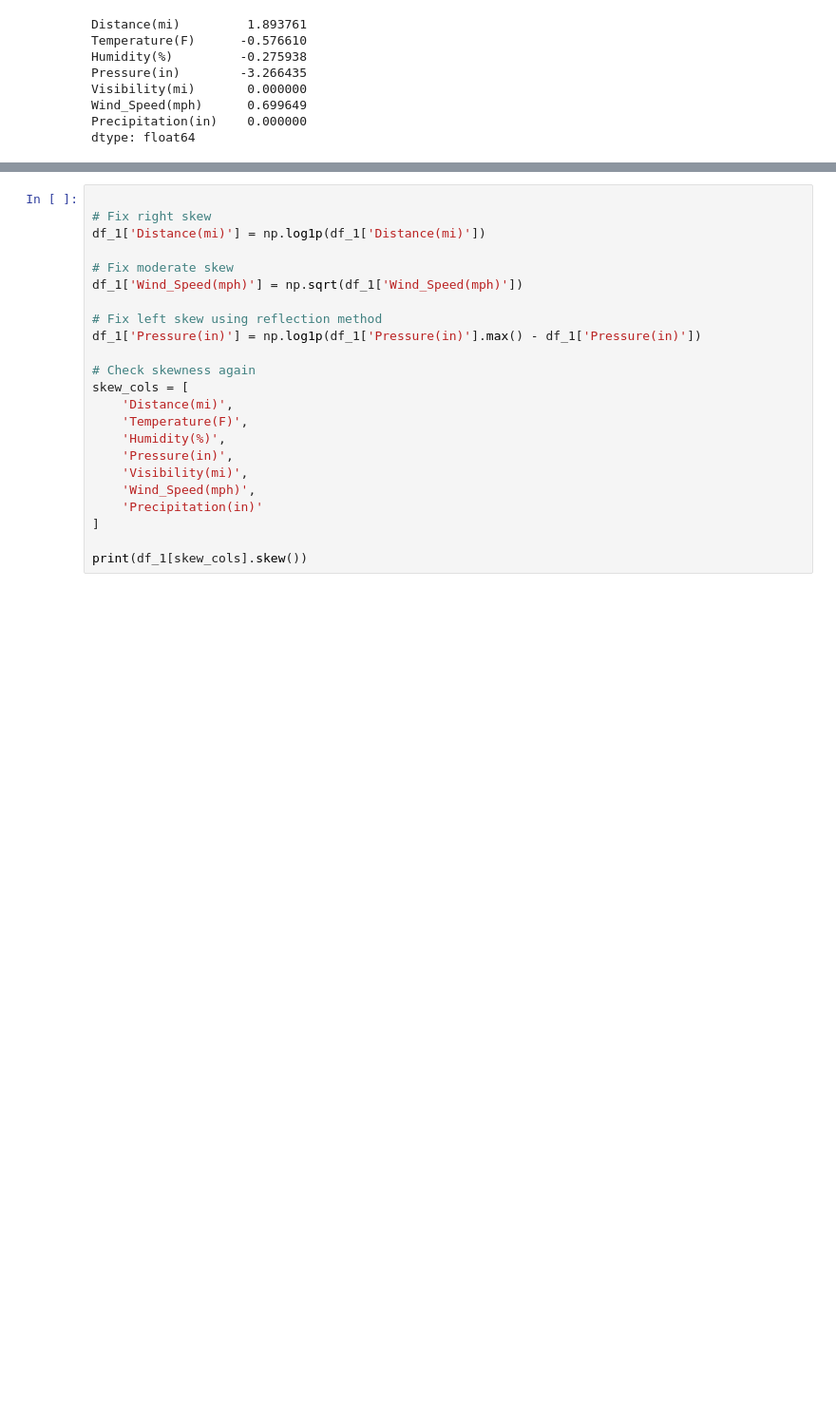
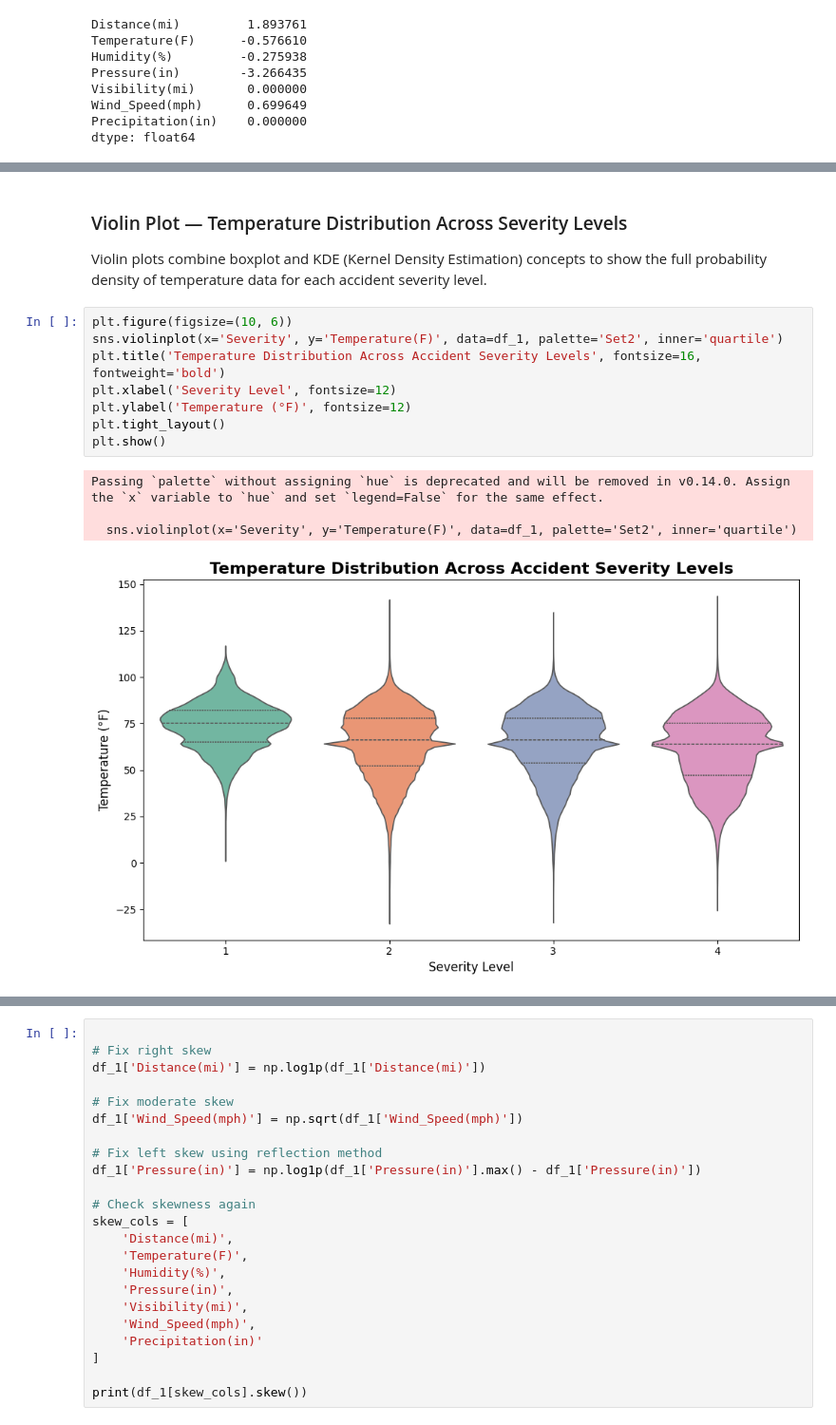
Before and after one commit to Kishore-mp45/24ADI204_TEAM9_ROAD_ACCIDENT_SEVERITY_ANALYSIS, a Jupyter notebook: Week-3.ipynb, the cells around one changed output, grey strips where cells are left out. Shown at 95% size. Saved outputs shown, nothing was run; the diff lists cells and outputs as text; blank space fills up the shorter version.

```diff
--- a/Week-3.ipynb
+++ b/Week-3.ipynb
@@ -762,0 +954,16 @@ dtype: float64
+# %% [markdown]
+###  Violin Plot — Temperature Distribution Across Severity Levels
+Violin plots combine boxplot and KDE (Kernel Density Estimation) concepts to show the full probability density of temperature data for each accident severity level.
+# %%
+plt.figure(figsize=(10, 6))
+sns.violinplot(x='Severity', y='Temperature(F)', data=df_1, palette='Set2', inner='quartile')
+plt.title('Temperature Distribution Across Accident Severity Levels', fontsize=16, fontweight='bold')
+plt.xlabel('Severity Level', fontsize=12)
+plt.ylabel('Temperature (°F)', fontsize=12)
+plt.tight_layout()
+plt.show()
+# %% [output]
+Passing `palette` without assigning `hue` is deprecated and will be removed in v0.14.0. Assign the `x` variable to `hue` and set `legend=False` for the same effect.
+
+  sns.violinplot(x='Severity', y='Temperature(F)', data=df_1, palette='Set2', inner='quartile')
+[figure, added]
```
Also changed, not shown: parts of 79 cells of this notebook, 10 other files.
